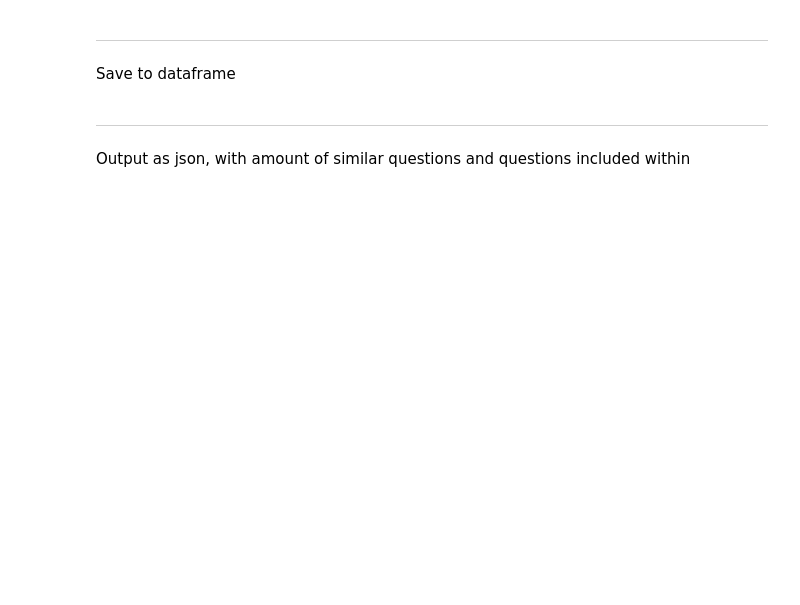
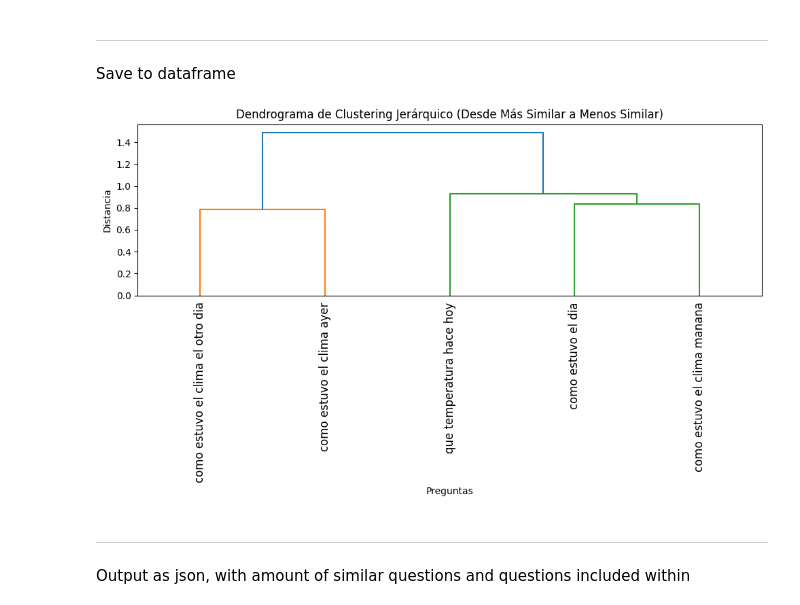
Before and after one commit to LorennMarque/Austral, a Jupyter notebook: Biomed/proximity_analysis/main.ipynb, the cells around one changed output. Saved outputs shown, nothing was run; the diff lists cells and outputs as text; code cells hidden in the pictures; blank space fills up the shorter version.

Commit message:
Similarity Matrix

```diff
--- a/Biomed/proximity_analysis/main.ipynb
+++ b/Biomed/proximity_analysis/main.ipynb
@@ -109,0 +104,21 @@ display(df_combinations)
+# %%
+# Clean data
+import unicodedata
+
+# Función para limpiar el texto
+def clean_text(text):
+    # Eliminar signos de interrogación
+    text = text.replace('?', '')
+    text = text.replace('¿', '')
+    # Eliminar tildes
+    text = ''.join((c for c in unicodedata.normalize('NFD', text) if unicodedata.category(c) != 'Mn'))
+    # Convertir a minúsculas
+    text = text.lower()
+    return text
+
+# Aplicar la limpieza a las columnas 'question_1' y 'question_2'
+df_combinations['question_1'] = df_combinations['question_1'].apply(clean_text)
+df_combinations['question_2'] = df_combinations['question_2'].apply(clean_text)
+
+# Mostrar el DataFrame limpio
+display(df_combinations)
@@ -110,6 +142,29 @@ display(df_combinations)
 # %% [markdown]
 <hr>
 Save to dataframe
+# %%
+import matplotlib.pyplot as plt
+from scipy.cluster.hierarchy import dendrogram, linkage
+
+# Calcular la matriz de distancias
+distance_matrix = 1 - df_combinations.pivot(index='question_1', columns='question_2', values='similarity_score').fillna(0)
+
+# Invertir el orden de la matriz de distancias para agrupar desde las más similares
+distance_matrix = distance_matrix.iloc[::-1]
+
+# Realizar el clustering aglomerativo
+linkage_matrix = linkage(distance_matrix.values, method='complete', metric='euclidean')
+
+# Visualizar el dendrograma
+plt.figure(figsize=(10, 6))
+dendrogram(linkage_matrix, labels=distance_matrix.index, leaf_rotation=90)
+plt.title('Dendrograma de Clustering Jerárquico (Desde Más Similar a Menos Similar)')
+plt.xlabel('Preguntas')
+plt.ylabel('Distancia')
+plt.tight_layout()
+plt.show()
+# %% [output]
+[figure, added]
 # %% [markdown]
 <hr>
 Output as json, with amount of similar questions and questions included within
```
Also changed, not shown: parts of 8 cells of this notebook, 4 other files.
